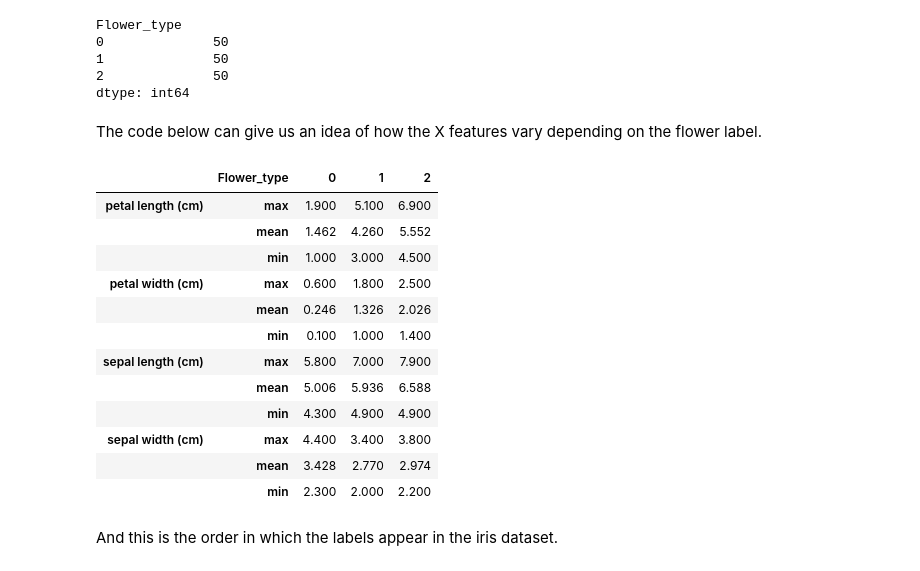
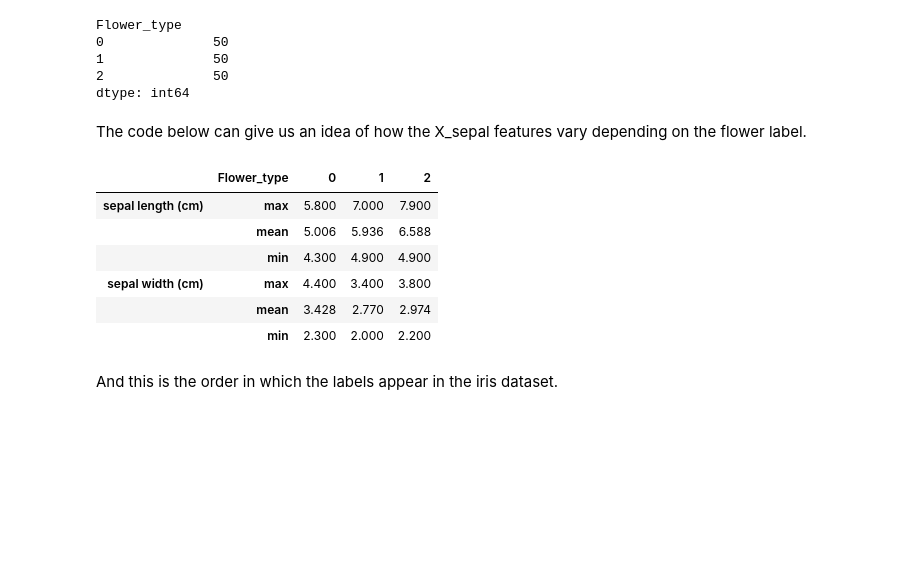
Before and after one commit to michalis0/Business-Intelligence-and-Analytics, a Jupyter notebook: 5 - Clustering/Walkthrough/W5_Walkthrough_Clustering.ipynb, the cells around one changed output. Saved outputs shown, nothing was run; the diff lists cells and outputs as text; code cells hidden in the pictures; blank space fills up the shorter version.

```diff
--- a/5 - Clustering/Walkthrough/W5_Walkthrough_Clustering.ipynb
+++ b/5 - Clustering/Walkthrough/W5_Walkthrough_Clustering.ipynb
@@ -51,0 +54,3 @@ X.head()
+# %%
+X_sepal = X.iloc[:, [0,1]]
+X_sepal.head()
@@ -72,17 +84,11 @@ Flower_type
 2              50
 dtype: int64
 # %% [markdown]
-The code below can give us an idea of how the X features vary depending on the flower label.
+The code below can give us an idea of how the X_sepal features vary depending on the flower label.
 # %%
-pd.concat([X, y], axis=1).groupby(['Flower_type']).describe().loc[:,(slice(None),['max','min','mean'])].transpose().sort_index()
+pd.concat([X_sepal, y], axis=1).groupby(['Flower_type']).describe().loc[:,(slice(None),['max','min','mean'])].transpose().sort_index()
 # %% [output]
 |  | Flower_type | 0 | 1 | 2 |
-| petal length (cm) | max | 1.900 | 5.100 | 6.900 |
-|  | mean | 1.462 | 4.260 | 5.552 |
-|  | min | 1.000 | 3.000 | 4.500 |
-| petal width (cm) | max | 0.600 | 1.800 | 2.500 |
-|  | mean | 0.246 | 1.326 | 2.026 |
-|  | min | 0.100 | 1.000 | 1.400 |
 | sepal length (cm) | max | 5.800 | 7.000 | 7.900 |
 |  | mean | 5.006 | 5.936 | 6.588 |
 |  | min | 4.300 | 4.900 | 4.900 |
```
Also changed, not shown: parts of 18 cells of this notebook.
